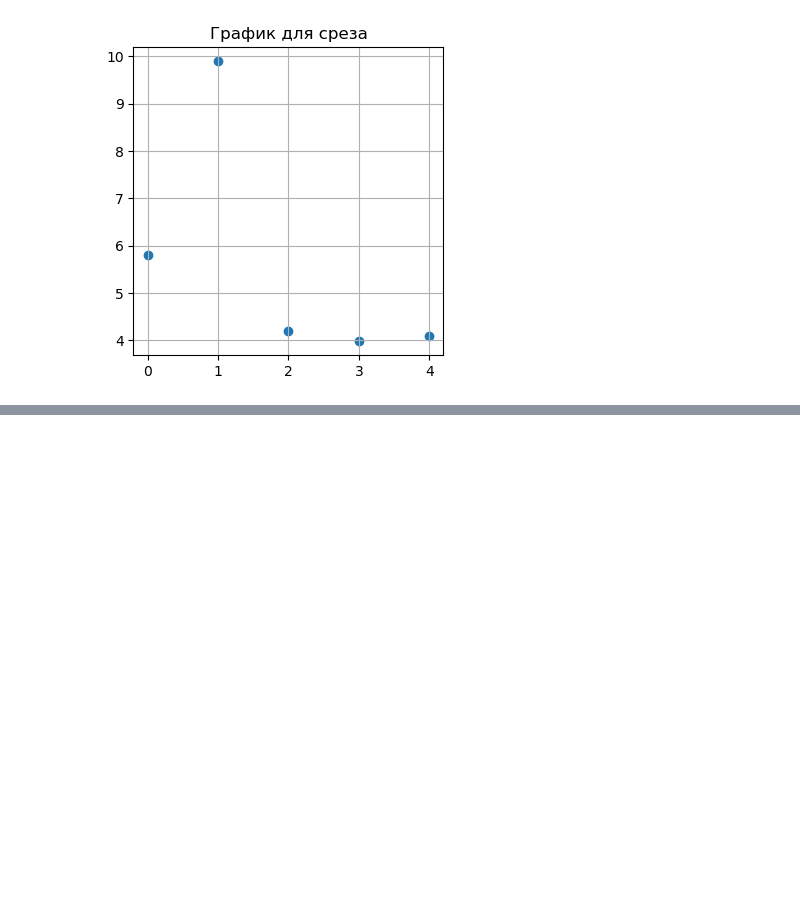
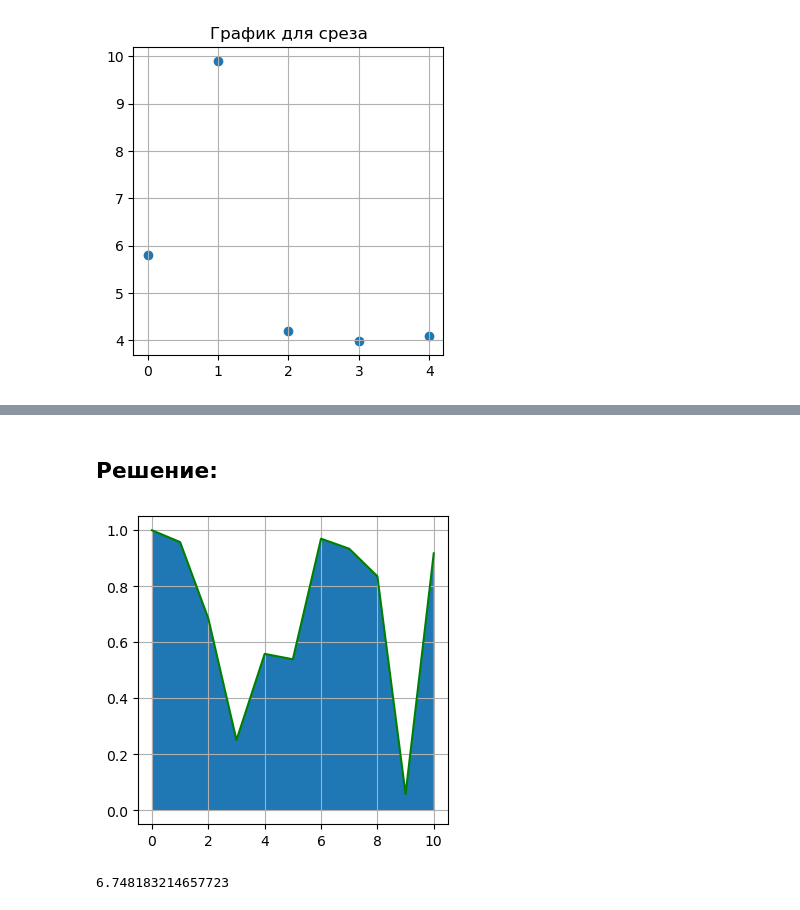
Before and after one commit to Kaz1deX/Artificial-intelligence-Mirea, a Jupyter notebook: Petrunin_M_Workbook1.ipynb, the cells around one changed output, grey strips where cells are left out. Saved outputs shown, nothing was run; the diff lists cells and outputs as text; code cells hidden in the pictures; blank space fills up the shorter version.

```diff
--- a/Petrunin_M_Workbook1.ipynb
+++ b/Petrunin_M_Workbook1.ipynb
@@ -493,0 +506,26 @@ plt.show()
+# %% [markdown]
+## Решение:
+# %%
+import numpy as np
+import matplotlib.pyplot as plt
+import math as m
+from scipy.integrate import simps
+from numpy import trapz
+
+def f(x):
+    return abs(m.cos(x*(m.e**(m.cos(x)+m.log(x+1)))))
+
+my_list = []
+for x in range(0, 11):
+    my_list.append(f(x))
+
+plt.figure(figsize=(4, 4))
+plt.plot(range(0, 11), my_list, c = 'g')
+plt.fill_between(range(0, 11), my_list)
+plt.grid()
+plt.show()
+
+print(trapz(my_list))
+# %% [output]
+[figure, added]
+6.748183214657723
```
Also changed, not shown: parts of 14 cells of this notebook.
